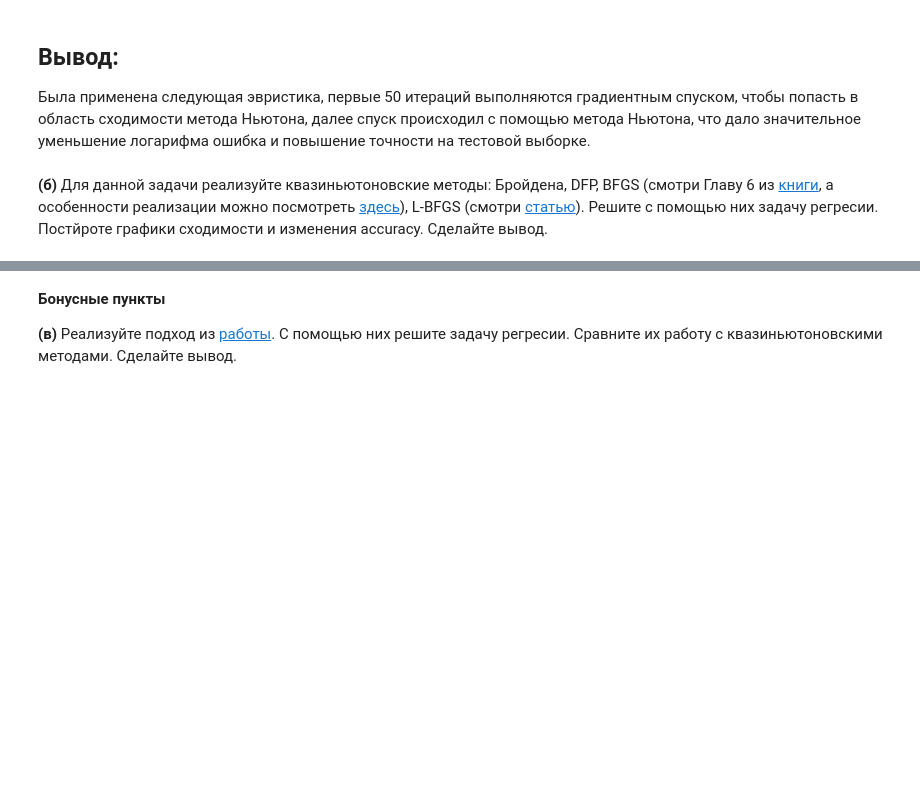
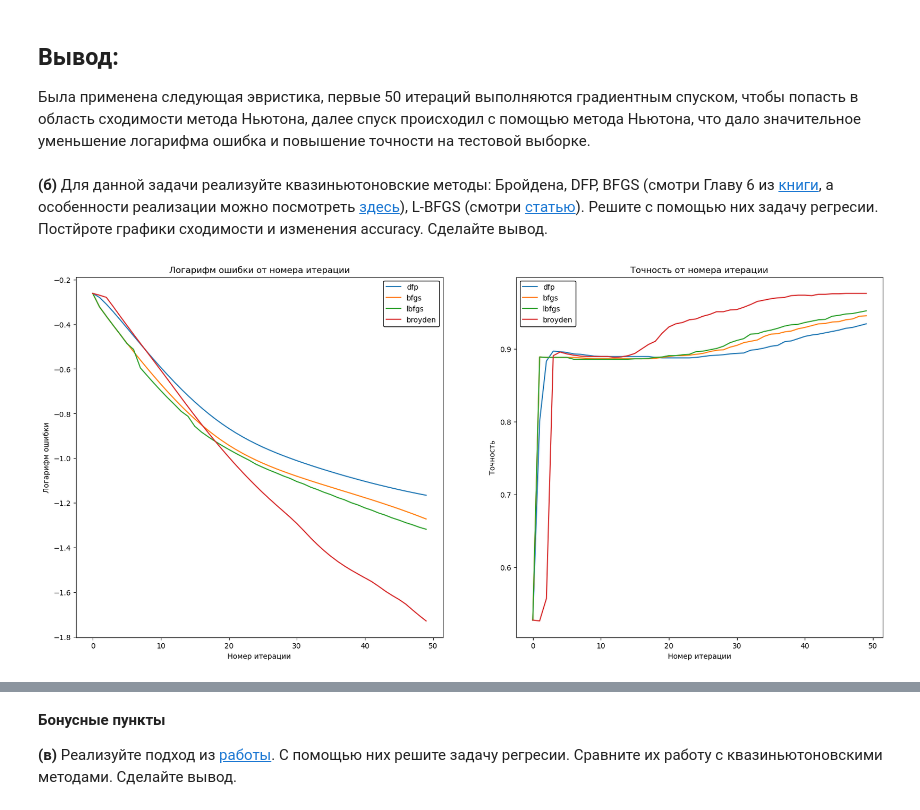
Before and after one commit to kreininmv/Applied-optimization, a Jupyter notebook: Homework/Kreinin_Matvei_Optimization_HW_9.ipynb, the cells around one changed output, grey strips where cells are left out. Cells and saved outputs as stored; diff of their text form; code cells hidden in the pictures; blank space fills up the shorter version.

```diff
--- a/Homework/Kreinin_Matvei_Optimization_HW_9.ipynb
+++ b/Homework/Kreinin_Matvei_Optimization_HW_9.ipynb
@@ -303,2 +304,35 @@ __(б)__ Для данной задачи реализуйте квазинью
+# %%
+broyden = Optimizer(func=function_log, grad_func=grad_function_log, hessian_func=hessian_function_log, w0=np.zeros(X_train.shape[1]), learning_rate=lambda x, args: 0.1, iter=50, args=args, name='broyden', label='broyden')
+broyden.fit()
 # %%
-#ответ
+dfp = Optimizer(func=function_log, grad_func=grad_function_log, hessian_func=hessian_function_log, w0=np.zeros(X_train.shape[1]), learning_rate=lambda x, args: 0.1, iter=50, args=args, name='dfp', label='dfp')
+dfp.fit()
+# %%
+bfgs = Optimizer(func=function_log, grad_func=grad_function_log, hessian_func=hessian_function_log, w0=np.zeros(X_train.shape[1]), learning_rate=lambda x, args: 0.1, iter=50, args=args, name='bfgs', label='bfgs')
+bfgs.fit()
+# %%
+lbfgs = Optimizer(func=function_log, grad_func=grad_function_log, hessian_func=hessian_function_log, w0=np.zeros(X_train.shape[1]), learning_rate=lambda x, args: 0.1, iter=50, args=args, name='lbfgs', label='lbfgs')
+lbfgs.fit()
+# %%
+fig, ax = plt.subplots(1, 2, figsize=(20,9))
+
+for tmp in [dfp, bfgs, lbfgs, broyden]:
+    ax[0].plot(range(len(tmp.errors)), np.log10(tmp.errors), label=tmp.label)
+    ax[1].plot(range(len(tmp.accuracy)), tmp.accuracy, label=tmp.label)
+
+ax[0].set_title("Логарифм ошибки от номера итерации")
+legend_box = ax[0].legend(framealpha=1).get_frame()
+legend_box.set_facecolor("white")
+legend_box.set_edgecolor("black")
+ax[0].set_xlabel("Номер итерации")
+ax[0].set_ylabel("Логарифм ошибки")
+
+ax[1].set_title("Точность от номера итерации")
+legend_box = ax[1].legend(framealpha=1).get_frame()
+legend_box.set_facecolor("white")
+legend_box.set_edgecolor("black")
+ax[1].set_xlabel("Номер итерации")
+ax[1].set_ylabel("Точность")
+None
+# %% [output]
+[figure, added]
```
Also changed, not shown: parts of 5 cells of this notebook, 1 other file.
